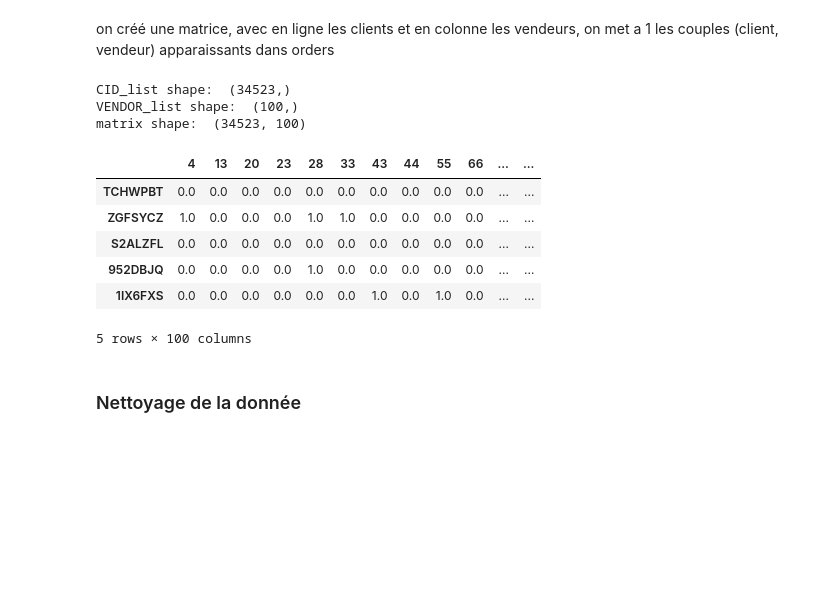
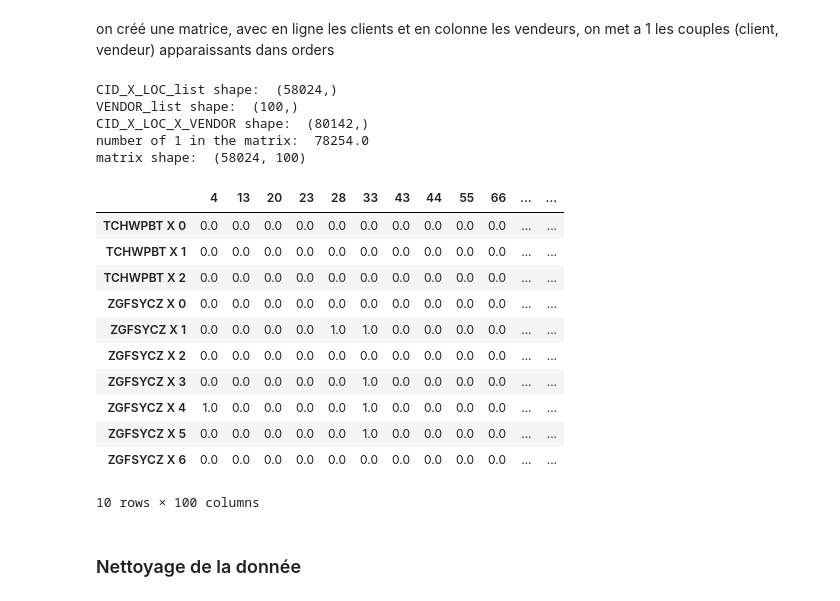
Before and after one commit to pili27/rema, a Jupyter notebook: FinalProject_Notebook.ipynb, the cells around one changed output. Drawn from its saved outputs; the diff is of its cells as text; code cells hidden in the pictures; blank space fills up the shorter version.

Commit message:
pbm dans la matrix

```diff
--- a/FinalProject_Notebook.ipynb
+++ b/FinalProject_Notebook.ipynb
@@ -117,40 +126,54 @@ on créé une matrice, avec en ligne les clients et en colonne les vendeurs, on
 # we fill the matrix with 0 if the combination is not in check_orders
 # we fill the matrix with 1 if the combination is in check_orders
 
-# we create a list of all the CID
-CID_list = train_customers['akeed_customer_id'].unique()
-print('CID_list shape: ', CID_list.shape)
+# we create a list of all the CID_X_LOC
+CID_X_LOC_list = train['CID X LOC'].unique()
+print('CID_X_LOC_list shape: ', CID_X_LOC_list.shape)
 
 # we create a list of all the VENDOR
 VENDOR_list = vendors['id'].unique()
 print('VENDOR_list shape: ', VENDOR_list.shape)
 
 # we create a matrix with all the possible combinations of CID as lines and VENDOR as columns
-matrix = np.zeros((len(CID_list), len(VENDOR_list)))
+matrix = np.zeros((len(CID_X_LOC_list), len(VENDOR_list)))
+
+# we create a list of all the CID X LOC X VENDOR in orders
+CID_X_LOC_X_VENDOR = orders['CID X LOC_NUM X VENDOR'].unique().astype(str)
+print('CID_X_LOC_X_VENDOR shape: ', CID_X_LOC_X_VENDOR.shape)
 
 # we fill the matrix with 1 if the combination is in orders
-for i in orders.index:
-    CID = orders['customer_id'][i]
-    VENDOR = orders['vendor_id'][i]
-    if CID in CID_list and VENDOR in VENDOR_list:
-        matrix[np.where(CID_list == CID)[0][0], np.where(VENDOR_list == VENDOR)[0][0]] = 1
+for e in CID_X_LOC_X_VENDOR:
+    CID_X_LOC = e.split(' X ')[0] + ' X ' + e.split(' X ')[1]
+    VENDOR = int(e.split(' X ')[2])
+    matrix[CID_X_LOC_list == CID_X_LOC, VENDOR_list == VENDOR] += 1
+
+# check by counting the number of 1 in the matrix
+print('number of 1 in the matrix: ', np.sum(matrix))
 
 print('matrix shape: ', matrix.shape)
-
-# we create a dataframe with the matrix
-df = pd.DataFrame(matrix, index=CID_list, columns=VENDOR_list)
-df.head()
 # %% [output]
-CID_list shape:  (34523,)
+CID_X_LOC_list shape:  (58024,)
 VENDOR_list shape:  (100,)
-matrix shape:  (34523, 100)
+CID_X_LOC_X_VENDOR shape:  (80142,)
+number of 1 in the matrix:  78254.0
+matrix shape:  (58024, 100)
-|  | 4 | 13 | 20 | 23 | 28 | 33 | 43 | 44 | 55 | 66 | ... | ... |
-| TCHWPBT | 0.0 | 0.0 | 0.0 | 0.0 | 0.0 | 0.0 | 0.0 | 0.0 | 0.0 | 0.0 | ... | ... |
-| ZGFSYCZ | 1.0 | 0.0 | 0.0 | 0.0 | 1.0 | 1.0 | 0.0 | 0.0 | 0.0 | 0.0 | ... | ... |
-| S2ALZFL | 0.0 | 0.0 | 0.0 | 0.0 | 0.0 | 0.0 | 0.0 | 0.0 | 0.0 | 0.0 | ... | ... |
-| 952DBJQ | 0.0 | 0.0 | 0.0 | 0.0 | 1.0 | 0.0 | 0.0 | 0.0 | 0.0 | 0.0 | ... | ... |
-| 1IX6FXS | 0.0 | 0.0 | 0.0 | 0.0 | 0.0 | 0.0 | 1.0 | 0.0 | 1.0 | 0.0 | ... | ... |
-5 rows × 100 columns
+# %%
+# we create a dataframe with the matrix
+matrix_df = pd.DataFrame(matrix, index=CID_X_LOC_list, columns=VENDOR_list)
+matrix_df.head(10)
+# %% [output]
+|  | 4 | 13 | 20 | 23 | 28 | 33 | 43 | 44 | 55 | 66 | ... | ... |
+| TCHWPBT X 0 | 0.0 | 0.0 | 0.0 | 0.0 | 0.0 | 0.0 | 0.0 | 0.0 | 0.0 | 0.0 | ... | ... |
+| TCHWPBT X 1 | 0.0 | 0.0 | 0.0 | 0.0 | 0.0 | 0.0 | 0.0 | 0.0 | 0.0 | 0.0 | ... | ... |
+| TCHWPBT X 2 | 0.0 | 0.0 | 0.0 | 0.0 | 0.0 | 0.0 | 0.0 | 0.0 | 0.0 | 0.0 | ... | ... |
+| ZGFSYCZ X 0 | 0.0 | 0.0 | 0.0 | 0.0 | 0.0 | 0.0 | 0.0 | 0.0 | 0.0 | 0.0 | ... | ... |
+| ZGFSYCZ X 1 | 0.0 | 0.0 | 0.0 | 0.0 | 1.0 | 1.0 | 0.0 | 0.0 | 0.0 | 0.0 | ... | ... |
+| ZGFSYCZ X 2 | 0.0 | 0.0 | 0.0 | 0.0 | 0.0 | 0.0 | 0.0 | 0.0 | 0.0 | 0.0 | ... | ... |
+| ZGFSYCZ X 3 | 0.0 | 0.0 | 0.0 | 0.0 | 0.0 | 1.0 | 0.0 | 0.0 | 0.0 | 0.0 | ... | ... |
+| ZGFSYCZ X 4 | 1.0 | 0.0 | 0.0 | 0.0 | 0.0 | 1.0 | 0.0 | 0.0 | 0.0 | 0.0 | ... | ... |
+| ZGFSYCZ X 5 | 0.0 | 0.0 | 0.0 | 0.0 | 0.0 | 1.0 | 0.0 | 0.0 | 0.0 | 0.0 | ... | ... |
+| ZGFSYCZ X 6 | 0.0 | 0.0 | 0.0 | 0.0 | 0.0 | 0.0 | 0.0 | 0.0 | 0.0 | 0.0 | ... | ... |
+10 rows × 100 columns
 # %% [markdown]
 ### Nettoyage de la donnée
 # %%
```
Also changed, not shown: parts of 2 cells of this notebook.
